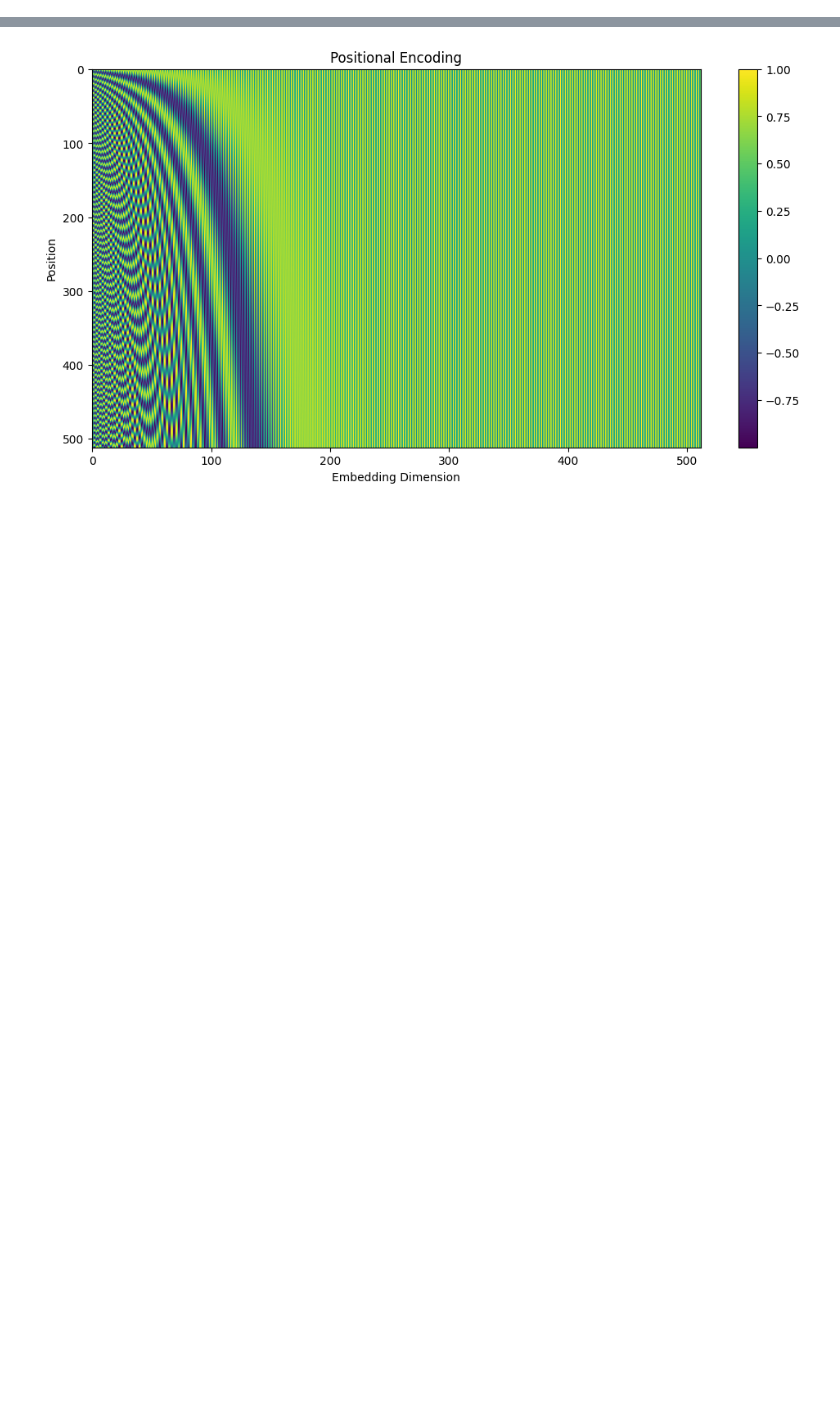
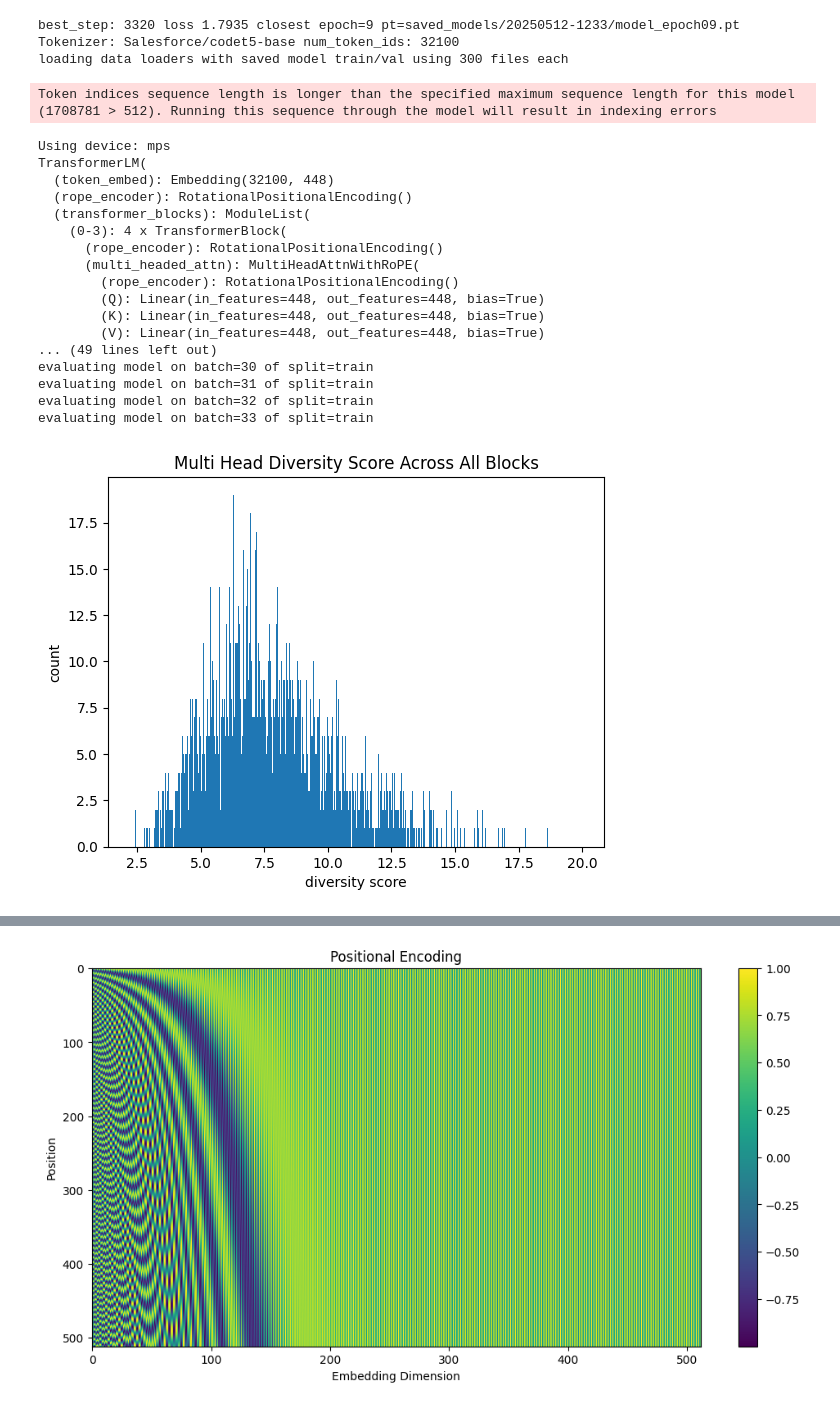
Before and after one commit to MrCartoonology/modelsfromscratch, a Jupyter notebook: notebooks/transformers.ipynb, the cells around one changed output, grey strips where cells are left out. Cells and saved outputs as stored; diff of their text form; code cells hidden in the pictures; blank space fills up the shorter version.

```diff
--- a/notebooks/transformers.ipynb
+++ b/notebooks/transformers.ipynb
@@ -86,0 +141,29 @@ tensor([], dtype=input_torch_dtypes[0]).element_size()
+# %%
+divscores_all_lyrs, lowest, highest = attnvis.attention_diversity(layers=[0,1,2,3])
+plt.hist(divscores_all_lyrs, bins=1000);
+plt.xlabel('diversity score')
+plt.ylabel('count');
+plt.title('Multi Head Diversity Score Across All Blocks');
+# %% [output]
+best_step: 3320 loss 1.7935 closest epoch=9 pt=saved_models/20250512-1233/model_epoch09.pt
+Tokenizer: Salesforce/codet5-base num_token_ids: 32100
+loading data loaders with saved model train/val using 300 files each
+Token indices sequence length is longer than the specified maximum sequence length for this model (1708781 > 512). Running this sequence through the model will result in indexing errors
+Using device: mps
+TransformerLM(
+  (token_embed): Embedding(32100, 448)
+  (rope_encoder): RotationalPositionalEncoding()
+  (transformer_blocks): ModuleList(
+    (0-3): 4 x TransformerBlock(
+      (rope_encoder): RotationalPositionalEncoding()
+      (multi_headed_attn): MultiHeadAttnWithRoPE(
+        (rope_encoder): RotationalPositionalEncoding()
+        (Q): Linear(in_features=448, out_features=448, bias=True)
+        (K): Linear(in_features=448, out_features=448, bias=True)
+        (V): Linear(in_features=448, out_features=448, bias=True)
+... (49 lines left out)
+evaluating model on batch=30 of split=train
+evaluating model on batch=31 of split=train
+evaluating model on batch=32 of split=train
+evaluating model on batch=33 of split=train
+[figure, added]
```
Also changed, not shown: parts of 25 cells of this notebook, 1 other file.
